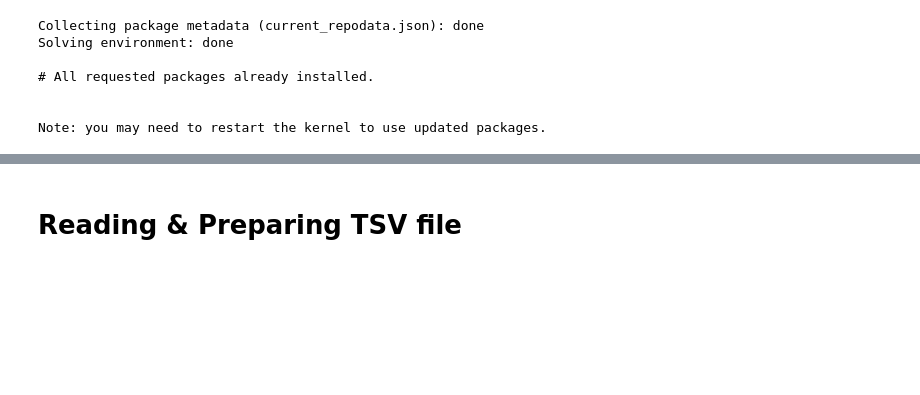
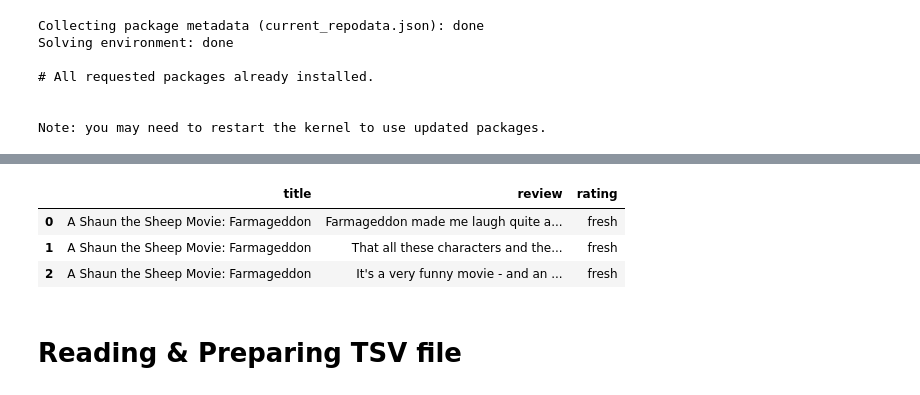
Before and after one commit to KatharinaWiedmann/DataEngGroupProject, a Jupyter notebook: Cleaned_project.ipynb, the cells around one changed output, grey strips where cells are left out. Saved outputs shown, nothing was run; the diff lists cells and outputs as text; code cells hidden in the pictures; blank space fills up the shorter version.

Commit message:
Add the web scraping code

```diff
--- a/Cleaned_project.ipynb
+++ b/Cleaned_project.ipynb
@@ -69,0 +100,5 @@ import pandas as pd
+# %%
+print('Examples for the url:\n')
+for i in range(3):
+    print(movie_url[i])
+print('\nNumber of movies in list: {}'.format(len(movie_url)))
@@ -69,0 +113,3 @@ import pandas as pd
+# %%
+# Split into lists of 50 movies to do the scraping
+movie_url_split = [movie_url[i:i+50] for i in range(0,600,50)]
@@ -69,0 +159,8 @@ import pandas as pd
+# %%
+# Create the DataFrame to store the scraped data
+df = pd.DataFrame([titles,reviews,ratings],index = ['title','review','rating']).T
+# %%
+# Clean the data (drop duplicates, check missing values etc.)
+df = df.drop_duplicates()
+df = df.replace([None],np.nan)
+df.info()
@@ -69,0 +176,8 @@ import pandas as pd
+# %%
+df.dropna(inplace=True)
+df.head(3)
+# %% [output]
+|  | title | review | rating |
+| 0 | A Shaun the Sheep Movie: Farmageddon | Farmageddon made me laugh quite a... | fresh |
+| 1 | A Shaun the Sheep Movie: Farmageddon | That all these characters and the... | fresh |
+| 2 | A Shaun the Sheep Movie: Farmageddon | It's a very funny movie - and an ... | fresh |
```
Also changed, not shown: parts of 10 cells of this notebook.
